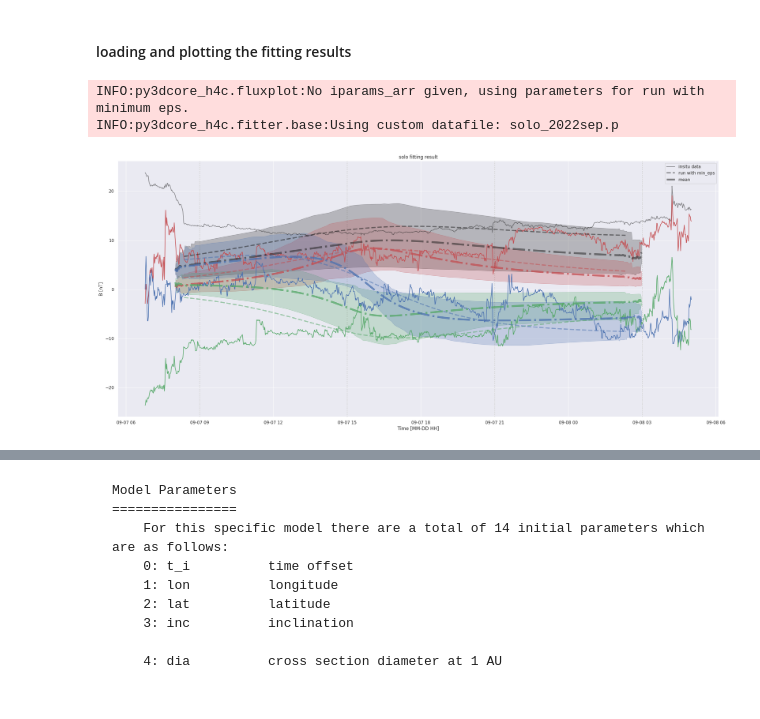
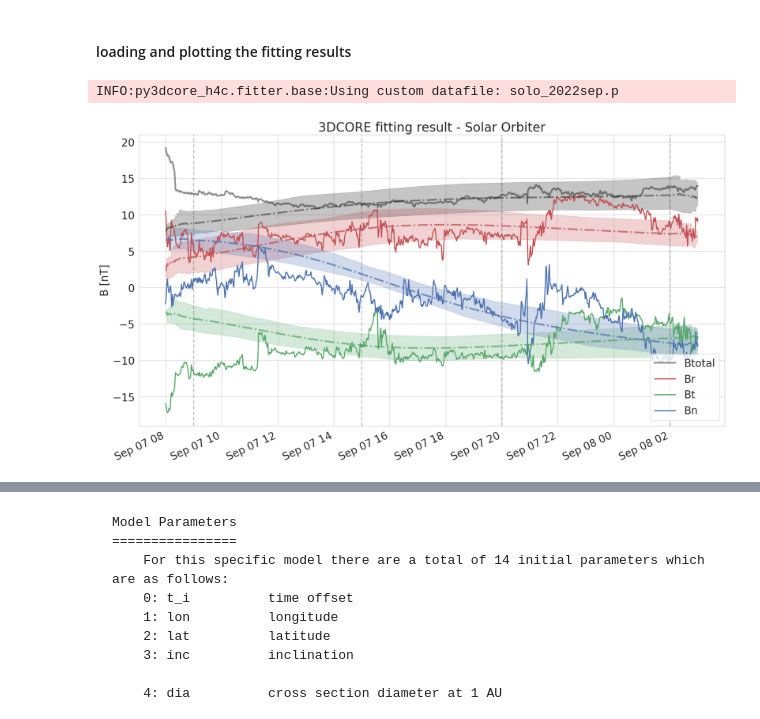
Before and after one commit to helioforecast/py3DCORE_h4c_basic, a Jupyter notebook: plottingroutine_sep22.ipynb, the cells around one changed output, grey strips where cells are left out. Saved outputs shown, nothing was run; the diff lists cells and outputs as text; code cells hidden in the pictures.

```diff
--- a/plottingroutine_sep22.ipynb
+++ b/plottingroutine_sep22.ipynb
@@ -38,12 +38,19 @@ The autoreload extension is already loaded. To reload it, use:
 # %%
 t_launch = datetime.datetime(2022, 9, 5, 18, 45, tzinfo=datetime.timezone.utc) # launch time assumed at CME impact at PSP at 14.72 Rs
 
-t_s = datetime.datetime(2022, 9, 7, 6, tzinfo=datetime.timezone.utc)
-t_e = datetime.datetime(2022, 9, 8, 5, tzinfo=datetime.timezone.utc)
+t_s = datetime.datetime(2022, 9, 7, 8, tzinfo=datetime.timezone.utc)
+t_e = datetime.datetime(2022, 9, 8, 3, tzinfo=datetime.timezone.utc)
 
-start = t_s + datetime.timedelta(hours=3)
+start = t_s + datetime.timedelta(hours=1)
 
-t_fit = fp.equal_t_creator(start = start, n = 4, delta = 6)
+t_fit = [
+        datetime.datetime(2022, 9, 7, 9, tzinfo=datetime.timezone.utc),
+        datetime.datetime(2022, 9, 7, 15, tzinfo=datetime.timezone.utc),
+        datetime.datetime(2022, 9, 7, 20, tzinfo=datetime.timezone.utc),
+        datetime.datetime(2022, 9, 8, 2, tzinfo=datetime.timezone.utc)
+     ]
+
+#t_fit = fp.equal_t_creator(start = start, n = 4, delta = 6)
 
 #####2022 Sep 5: 3 solar radii at 17 UT (COR2 & LASCO FoV appearance)
 # 2022 Sep 5: 15 solar radii at 18:45 UT (PSP)
@@ -59,5 +66,5 @@ t_fit
 # %%
-path = 'output/solo06092022_heeq_512_restrP_2/'
+path = 'output/solo06092022_heeq_1024_restrP_3/'
 
 filepath = fp.loadpickle(path, number = -1)
 # %% [markdown]
@@ -96,12 +103,11 @@ out.describe()
 # %% [markdown]
 #### loading and plotting the fitting results
 # %%
-fp.fullinsitu(observer='solo', t_fit = t_fit, start = t_s, end = t_e, filepath = filepath,
-              custom_data = 'solo_2022sep.p', best = True, ensemble = True, mean = True, fixed = None)
+fp.fullinsitu(observer='solo', t_fit=t_fit, start=t_s, end=t_e, filepath=filepath,
+              custom_data='solo_2022sep.p', best=False, ensemble=True, mean=True, save_fig=True, legend=True, fixed=None)
 # %% [output]
-INFO:py3dcore_h4c.fluxplot:No iparams_arr given, using parameters for run with minimum eps.
 INFO:py3dcore_h4c.fitter.base:Using custom datafile: solo_2022sep.p
-[figure, old version]
+[figure, new version]
 # %%
 fp.scatterparams(filepath)
 # %% [output]
```
Also changed, not shown: parts of 10 cells of this notebook, 13 other files.
